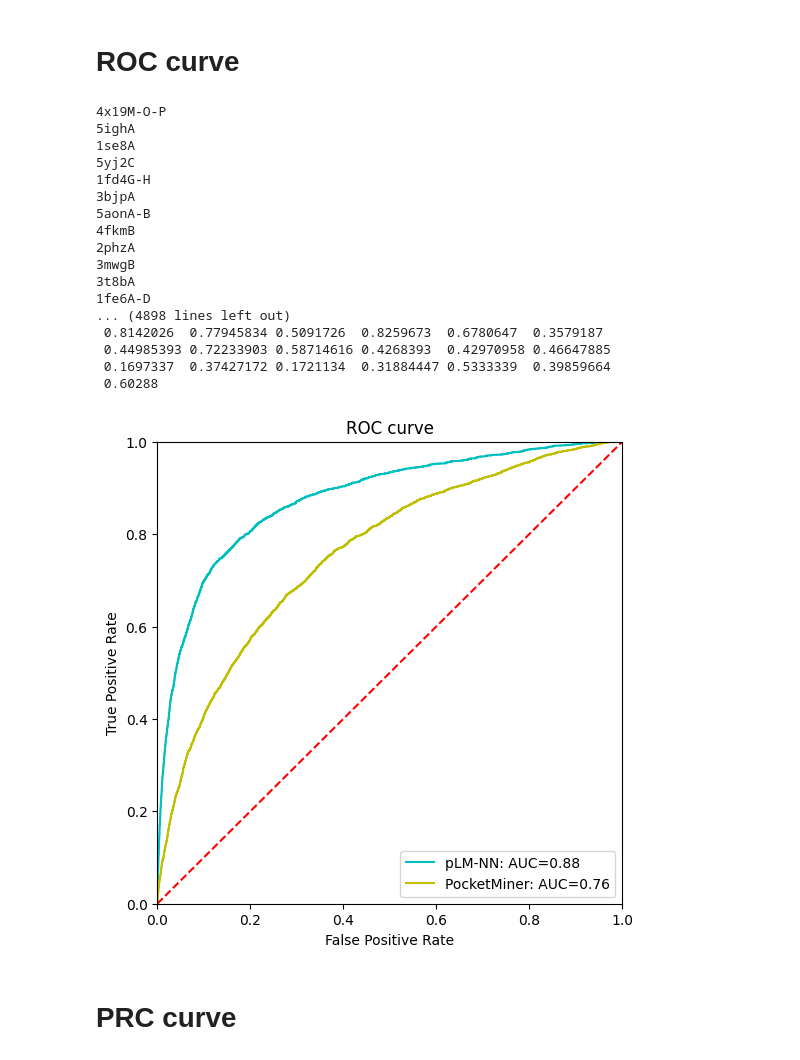
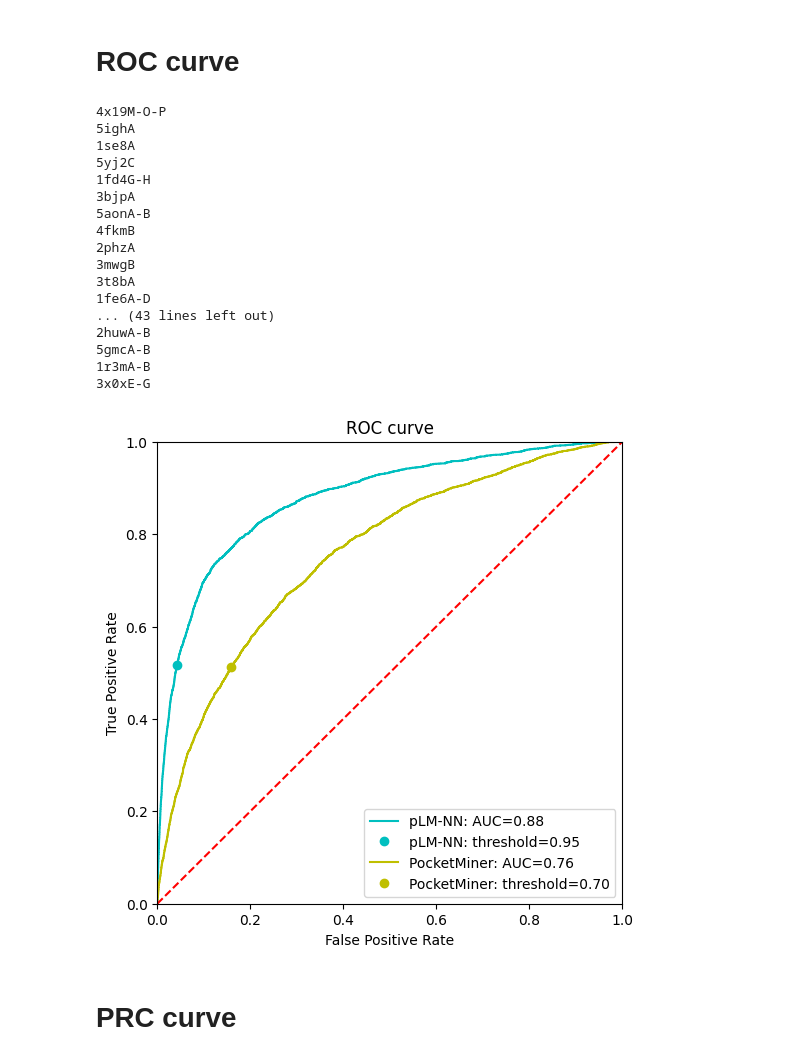
Before and after one commit to skrhakv/CryptoBench, a Jupyter notebook: src/H-prediction-evaluation/roc-curve.ipynb, the cells around one changed output. Cells and saved outputs as stored; diff of their text form; code cells hidden in the pictures.

```diff
--- a/src/H-prediction-evaluation/roc-curve.ipynb
+++ b/src/H-prediction-evaluation/roc-curve.ipynb
@@ -69,7 +69,8 @@ actual_values_p2rank, result_scores_p2rank = read_predictions2(f'{INPUT_PATH}/ev
 # %%
 # make the plot square, not rectangle
 plt.figure(figsize=(6,6))
-
+import sys
+np.set_printoptions(threshold=sys.maxsize)
 # compute ROC curve for NN
 y = np.array([])
 actual = np.array([])
@@ -94,6 +95,9 @@ prefix = f'pLM-NN: AUC={roc_auc:.2f}'
 color = 'c'
 
 plt.plot(fpr, tpr, label=prefix, color=color)
+pLM_NN_threshold = 0.95
+nearest_idx = np.where(abs(threshold-pLM_NN_threshold)==abs(threshold-pLM_NN_threshold).min())[0]
+plt.plot(fpr[nearest_idx], tpr[nearest_idx], f'{color}o', label=f'pLM-NN: threshold={pLM_NN_threshold}')
 
 
 # plot P2Rank results
@@ -114,45 +118,48 @@ y = np.array([])
 actual = np.array([])
 results = read_predictions()
 for key, result in results.items():
-    print(result.actual_values)
-    print(result.predictions_for_auc)
     y = np.append(y, result.predictions_for_auc, axis=0)
     actual = np.append(actual, result.actual_values, axis=0)
 fpr, tpr, threshold = metrics.roc_curve(actual, y)
 roc_auc = metrics.auc(fpr, tpr)
 
 prefix = f'PocketMiner: AUC={roc_auc:.2f}'
 color = 'y'
+
 plt.plot(fpr, tpr, label=prefix, color=color)
+
+PocketMiner_threshold = 0.7
+nearest_idx = np.where(abs(threshold-PocketMiner_threshold)==abs(threshold-PocketMiner_threshold).min())[0]
+plt.plot(fpr[nearest_idx], tpr[nearest_idx], f'{color}o', label=f'PocketMiner: threshold={PocketMiner_threshold}0')
 
 # plot everything
 plt.title('ROC curve')
 plt.legend(loc = 'lower right')
 plt.plot([0, 1], [0, 1],'r--')
 plt.xlim([0, 1])
 plt.ylim([0, 1])
 plt.ylabel('True Positive Rate')
 plt.xlabel('False Positive Rate')
 plt.show()
 # %% [output]
 4x19M-O-P
 5ighA
 1se8A
 5yj2C
 1fd4G-H
 3bjpA
 5aonA-B
 4fkmB
 2phzA
 3mwgB
 3t8bA
 1fe6A-D
-... (4898 lines left out)
- 0.8142026  0.77945834 0.5091726  0.8259673  0.6780647  0.3579187
- 0.44985393 0.72233903 0.58714616 0.4268393  0.42970958 0.46647885
- 0.1697337  0.37427172 0.1721134  0.31884447 0.5333339  0.39859664
- 0.60288
+... (43 lines left out)
+2huwA-B
+5gmcA-B
+1r3mA-B
+3x0xE-G
-[figure, old version]
+[figure, new version]
 # %% [markdown]
 # PRC curve
 # %%
```
Also changed, not shown: parts of 1 cell of this notebook, 15 other files.
